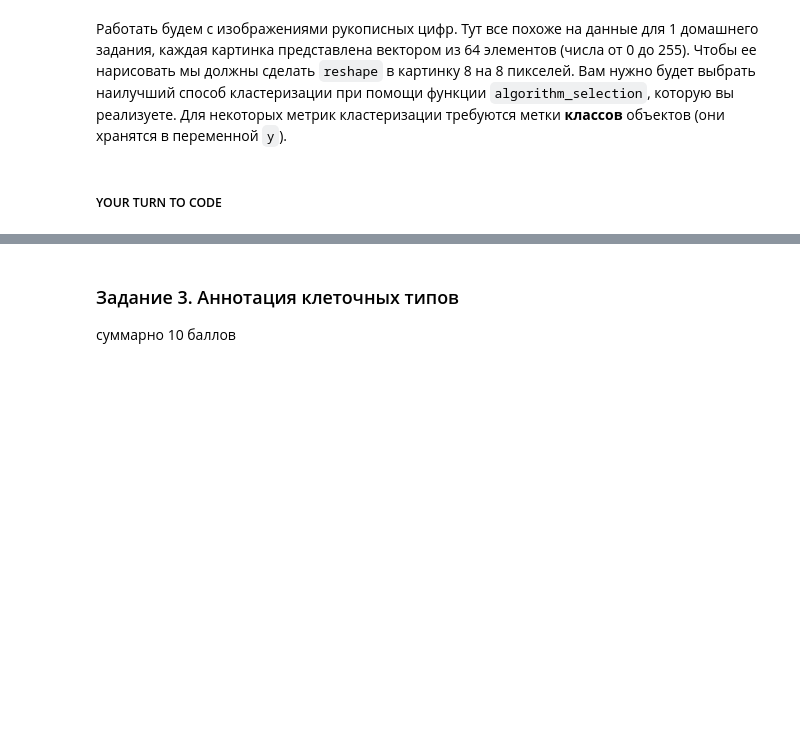
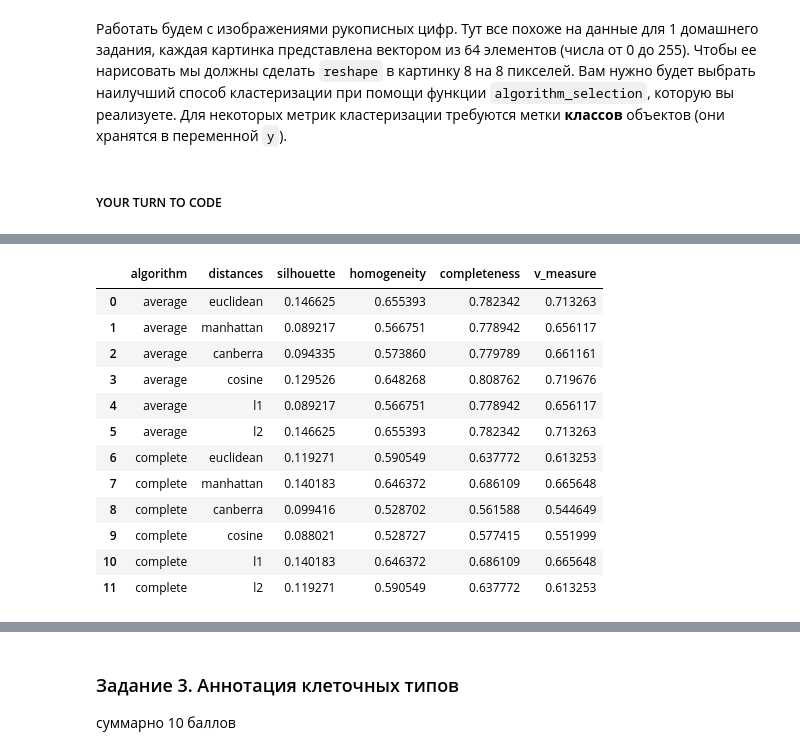
Before and after one commit to anshtompel/BI_ML_2024, a Jupyter notebook: hw3_claster/code/Cluster_tSNE.ipynb, the cells around one changed output, grey strips where cells are left out. Drawn from its saved outputs; the diff is of its cells as text; code cells hidden in the pictures; blank space fills up the shorter version.

Commit message:
fix algorithm selection output

```diff
--- a/hw3_claster/code/Cluster_tSNE.ipynb
+++ b/hw3_claster/code/Cluster_tSNE.ipynb
@@ -266,7 +269,7 @@ def algorithm_selection(X, y, distances, algorithms, metrics):
     for algorithm in algorithms:
         sum_list = []
         for distance in distances:
-            y_pred = AgglomerativeClustering(metric=distance, linkage=algorithm).fit_predict(X)
+            y_pred = AgglomerativeClustering(n_clusters=10,metric=distance, linkage=algorithm).fit_predict(X)
             metrics_summary = []
             for metric in metrics:
                 if metric == 'silhouette':
@@ -284,4 +287,4 @@ def algorithm_selection(X, y, distances, algorithms, metrics):
 metrics = ['silhouette', 'homogeneity', 'completeness', 'v_measure']
 distances = ['euclidean', 'manhattan', 'canberra', 'cosine', 'l1', 'l2']
 algorithms = ['average', 'complete', 'single']
-algorithm_selection(X, y, distances=distances, algorithms=algorithms, metrics=metrics)
+my_data = algorithm_selection(X, y, distances=distances, algorithms=algorithms, metrics=metrics)
@@ -305,0 +295,16 @@ algorithm_selection(X, y, distances=distances, algorithms=algorithms, metrics=me
+# %%
+my_data.query('silhouette > 0')
+# %% [output]
+|  | algorithm | distances | silhouette | homogeneity | completeness | v_measure |
+| 0 | average | euclidean | 0.146625 | 0.655393 | 0.782342 | 0.713263 |
+| 1 | average | manhattan | 0.089217 | 0.566751 | 0.778942 | 0.656117 |
+| 2 | average | canberra | 0.094335 | 0.573860 | 0.779789 | 0.661161 |
+| 3 | average | cosine | 0.129526 | 0.648268 | 0.808762 | 0.719676 |
+| 4 | average | l1 | 0.089217 | 0.566751 | 0.778942 | 0.656117 |
+| 5 | average | l2 | 0.146625 | 0.655393 | 0.782342 | 0.713263 |
+| 6 | complete | euclidean | 0.119271 | 0.590549 | 0.637772 | 0.613253 |
+| 7 | complete | manhattan | 0.140183 | 0.646372 | 0.686109 | 0.665648 |
+| 8 | complete | canberra | 0.099416 | 0.528702 | 0.561588 | 0.544649 |
+| 9 | complete | cosine | 0.088021 | 0.528727 | 0.577415 | 0.551999 |
+| 10 | complete | l1 | 0.140183 | 0.646372 | 0.686109 | 0.665648 |
+| 11 | complete | l2 | 0.119271 | 0.590549 | 0.637772 | 0.613253 |
```
Also changed, not shown: parts of 7 cells of this notebook.
